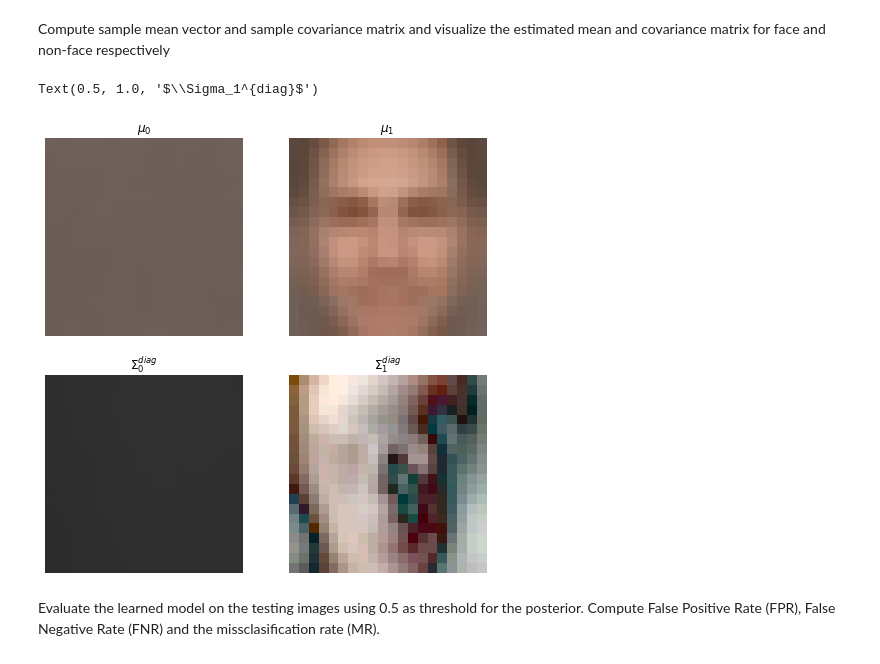
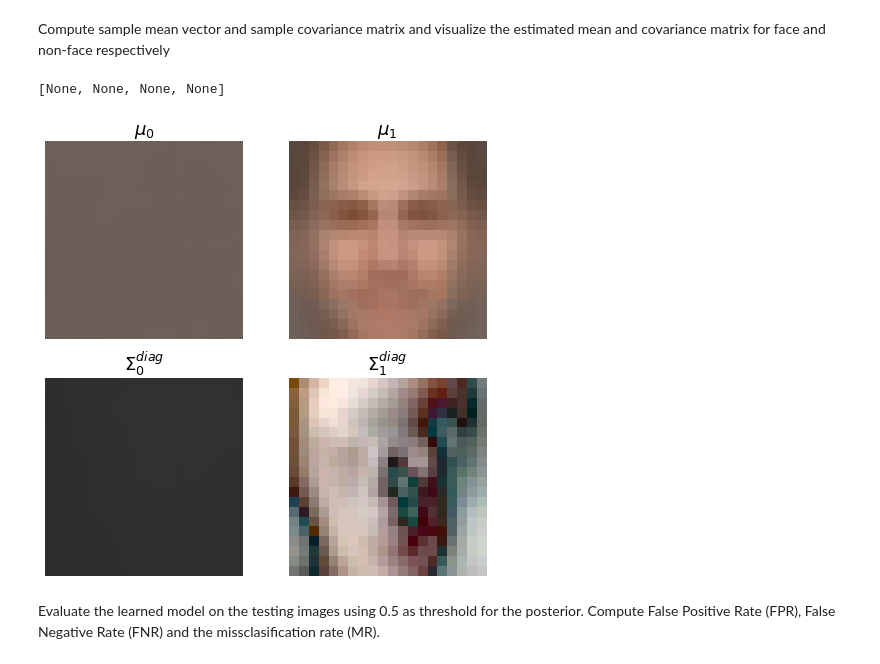
Before and after one commit to danmenloz/FaceDetection, a Jupyter notebook: Models.ipynb, the cells around one changed output. Drawn from its saved outputs; the diff is of its cells as text; code cells hidden in the pictures.

```diff
--- a/Models.ipynb
+++ b/Models.ipynb
@@ -205,34 +220,35 @@ Compute sample mean vector and sample covariance matrix and visualize the estima
 # %%
 # Emtpy lists
 mu_SMG = [None,None] # Mean
 sigma_SMG = [None,None] # Covariance
 
 # Train model
 mu_SMG[0] ,sigma_SMG[0] = fitSMG(X0_train)
 mu_SMG[1] ,sigma_SMG[1] = fitSMG(X1_train)
 
 # Convert vectors to images
 mu0_SMG_image = convertToImage(mu_SMG[0], nonface_model, nonface_avg, nonface_std)
 mu1_SMG_image = convertToImage(mu_SMG[1], face_model, face_avg, face_std)
 
 sigma0_SMG_image = convertToImage(sigma_SMG[0], nonface_model, nonface_avg, nonface_std, cov=True)
 sigma1_SMG_image = convertToImage(sigma_SMG[1], face_model, face_avg, face_std, cov=True)
 
 # Plot code
 fig, axes = plt.subplots(2,2, figsize=(8,8))
 [axi.axis('off') for axi in axes.flat] # hide axis
 
 axes[0,1].imshow(mu1_SMG_image)
 axes[0,1].set_title(r'$\mu_1$')
 axes[0,0].imshow(mu0_SMG_image)
 axes[0,0].set_title(r'$\mu_0$')
 axes[1,0].imshow(sigma0_SMG_image)
 axes[1,0].set_title(r'$\Sigma_0^{diag}$')
 axes[1,1].imshow(normImage(sigma1_SMG_image))
 axes[1,1].set_title(r'$\Sigma_1^{diag}$')
+[axi.title.set_fontsize(18) for axi in axes.flat]
 # %% [output]
-Text(0.5, 1.0, '$\\Sigma_1^{diag}$')
+[None, None, None, None]
-[figure, old version]
+[figure, new version]
 # %% [markdown]
 Evaluate the learned model on the testing images using 0.5 as threshold for the posterior. Compute False Positive Rate (FPR), False Negative Rate (FNR) and the missclasification rate (MR).
 # %%
```
Also changed, not shown: parts of 12 cells of this notebook.
